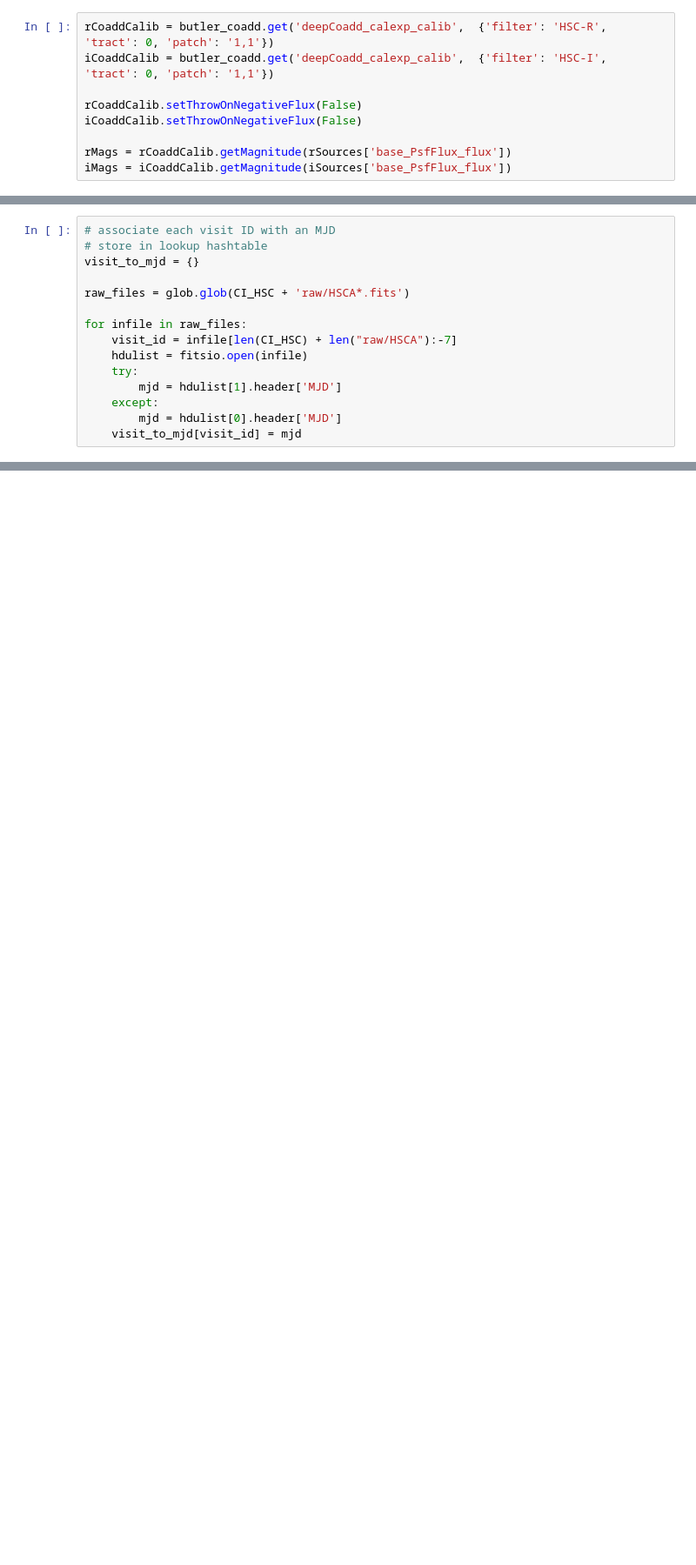
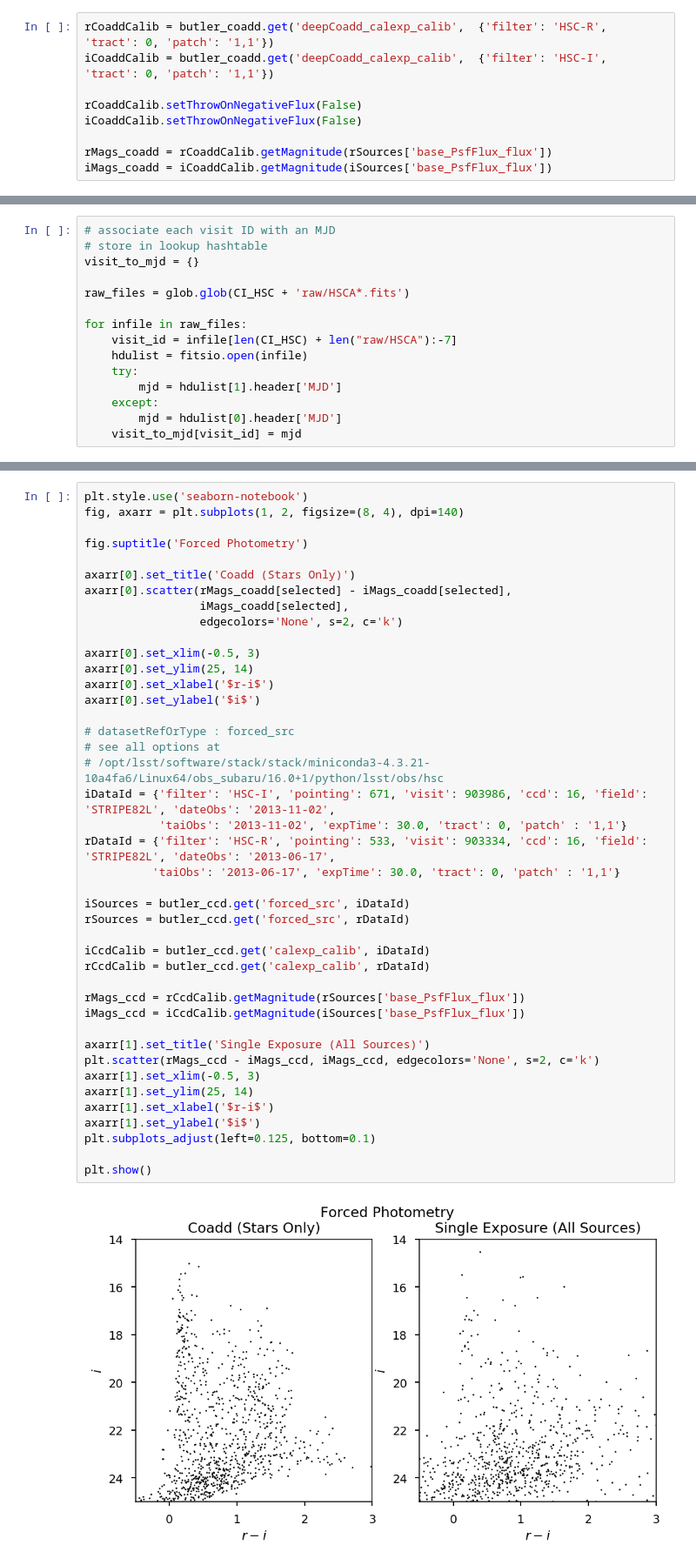
Before and after one commit to LSSTScienceCollaborations/StackClub, a Jupyter notebook: ImageProcessing/Re-RunHSC.ipynb, the cells around one changed output, grey strips where cells are left out. Shown at 87% size. Drawn from its saved outputs; the diff is of its cells as text; blank space fills up the shorter version.

```diff
--- a/ImageProcessing/Re-RunHSC.ipynb
+++ b/ImageProcessing/Re-RunHSC.ipynb
@@ -219,8 +219,8 @@ iCoaddCalib = butler_coadd.get('deepCoadd_calexp_calib',  {'filter': 'HSC-I', 't
 rCoaddCalib.setThrowOnNegativeFlux(False)
 iCoaddCalib.setThrowOnNegativeFlux(False)
 
-rMags = rCoaddCalib.getMagnitude(rSources['base_PsfFlux_flux'])
-iMags = iCoaddCalib.getMagnitude(iSources['base_PsfFlux_flux'])
+rMags_coadd = rCoaddCalib.getMagnitude(rSources['base_PsfFlux_flux'])
+iMags_coadd = iCoaddCalib.getMagnitude(iSources['base_PsfFlux_flux'])
 # %% [markdown]
 Make selection from catalog for stars only.
 # %%
@@ -314,3 +319,47 @@ for line in open(DATADIR + 'data_ids.txt'):
 {'filter': 'HSC-I', 'pointing': 671, 'visit': 904014, 'ccd': 12, 'field': 'STRIPE82L', 'dateObs': '2013-11-02', 'taiObs': '2013-11-02', 'expTime': 30.0, 'tract': 0}
 {'filter': 'HSC-I', 'pointing': 671, 'visit': 904014, 'ccd': 6, 'field': 'STRIPE82L', 'dateObs': '2013-11-02', 'taiObs': '2013-11-02', 'expTime': 30.0, 'tract': 0}
 {'filter': 'HSC-I', 'pointing': 671, 'visit': 904014, 'ccd': 1, 'field': 'STRIPE82L', 'dateObs': '2013-11-02', 'taiObs': '2013-11-02', 'expTime': 30.0, 'tract': 0}
+# %%
+plt.style.use('seaborn-notebook')
+fig, axarr = plt.subplots(1, 2, figsize=(8, 4), dpi=140)
+
+fig.suptitle('Forced Photometry')
+
+axarr[0].set_title('Coadd (Stars Only)')
+axarr[0].scatter(rMags_coadd[selected] - iMags_coadd[selected],
+                 iMags_coadd[selected],
+                 edgecolors='None', s=2, c='k')
+
+axarr[0].set_xlim(-0.5, 3)
+axarr[0].set_ylim(25, 14)
+axarr[0].set_xlabel('$r-i$')
+axarr[0].set_ylabel('$i$')
+
+# datasetRefOrType : forced_src
+# see all options at
+# /opt/lsst/software/stack/stack/miniconda3-4.3.21-10a4fa6/Linux64/obs_subaru/16.0+1/python/lsst/obs/hsc
+iDataId = {'filter': 'HSC-I', 'pointing': 671, 'visit': 903986, 'ccd': 16, 'field': 'STRIPE82L', 'dateObs': '2013-11-02',
+           'taiObs': '2013-11-02', 'expTime': 30.0, 'tract': 0, 'patch' : '1,1'}
+rDataId = {'filter': 'HSC-R', 'pointing': 533, 'visit': 903334, 'ccd': 16, 'field': 'STRIPE82L', 'dateObs': '2013-06-17',
+          'taiObs': '2013-06-17', 'expTime': 30.0, 'tract': 0, 'patch' : '1,1'}
+
+iSources = butler_ccd.get('forced_src', iDataId)
+rSources = butler_ccd.get('forced_src', rDataId)
+
+iCcdCalib = butler_ccd.get('calexp_calib', iDataId)
+rCcdCalib = butler_ccd.get('calexp_calib', rDataId)
+
+rMags_ccd = rCcdCalib.getMagnitude(rSources['base_PsfFlux_flux'])
+iMags_ccd = iCcdCalib.getMagnitude(iSources['base_PsfFlux_flux'])
+
+axarr[1].set_title('Single Exposure (All Sources)')
+plt.scatter(rMags_ccd - iMags_ccd, iMags_ccd, edgecolors='None', s=2, c='k')
+axarr[1].set_xlim(-0.5, 3)
+axarr[1].set_ylim(25, 14)
+axarr[1].set_xlabel('$r-i$')
+axarr[1].set_ylabel('$i$')
+plt.subplots_adjust(left=0.125, bottom=0.1)
+
+plt.show()
+# %% [output]
+[figure, added]
```
Also changed, not shown: parts of 15 cells of this notebook, 1 other file.
